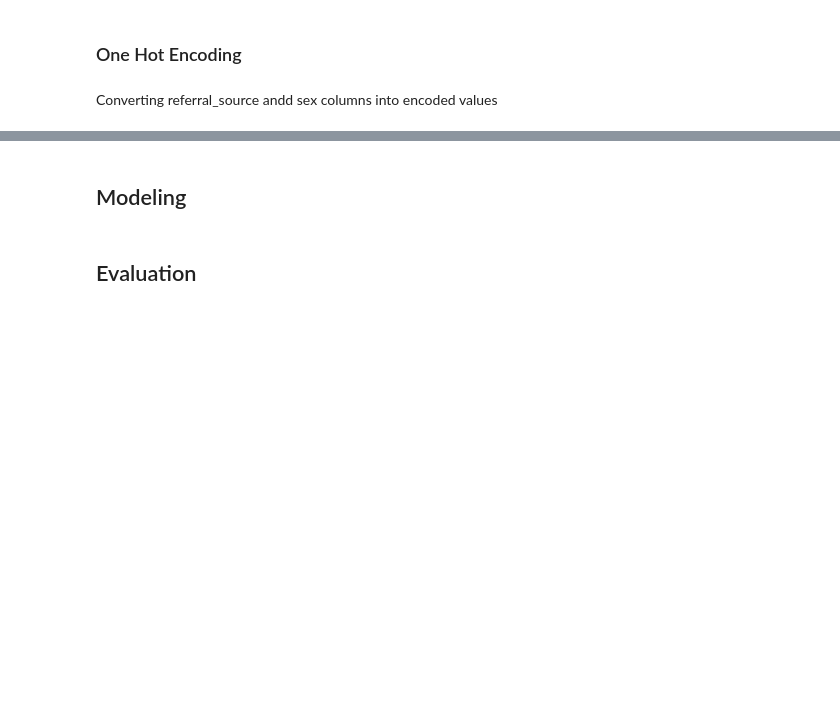
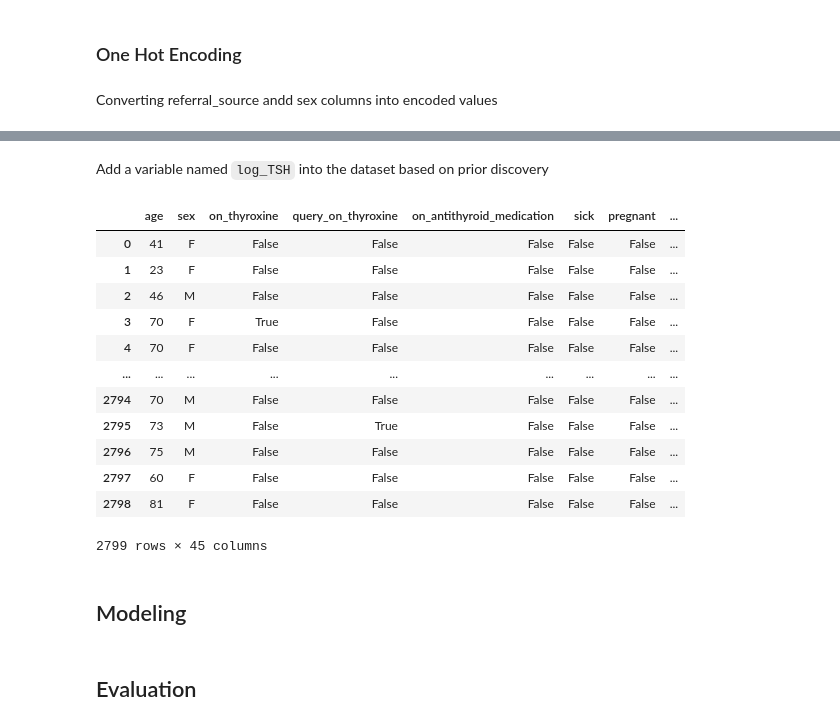
Before and after one commit to dflin96/UChicago-ADSP-31009-ON1-Machine-Learning-Predictive-Analytics-FnalProject-ThyroidDisease, a Jupyter notebook: ThyroidDisease.ipynb, the cells around one changed output, grey strips where cells are left out. Saved outputs shown, nothing was run; the diff lists cells and outputs as text; code cells hidden in the pictures; blank space fills up the shorter version.

```diff
--- a/ThyroidDisease.ipynb
+++ b/ThyroidDisease.ipynb
@@ -874,3 +983,22 @@ Converting referral_source andd sex columns into encoded values
+# %% [markdown]
+Add a variable named `log_TSH` into the dataset based on prior discovery
+# %%
+df['log_TSH'] = np.log(df['TSH'])
+df
+# %% [output]
+|  | age | sex | on_thyroxine | query_on_thyroxine | on_antithyroid_medication | sick | pregnant | ... |
+| 0 | 41 | F | False | False | False | False | False | ... |
+| 1 | 23 | F | False | False | False | False | False | ... |
+| 2 | 46 | M | False | False | False | False | False | ... |
+| 3 | 70 | F | True | False | False | False | False | ... |
+| 4 | 70 | F | False | False | False | False | False | ... |
+| ... | ... | ... | ... | ... | ... | ... | ... | ... |
+| 2794 | 70 | M | False | False | False | False | False | ... |
+| 2795 | 73 | M | False | True | False | False | False | ... |
+| 2796 | 75 | M | False | False | False | False | False | ... |
+| 2797 | 60 | F | False | False | False | False | False | ... |
+| 2798 | 81 | F | False | False | False | False | False | ... |
+2799 rows × 45 columns
 # %% [markdown]
 ## Modeling
 # %% [markdown]
```
Also changed, not shown: parts of 18 cells of this notebook.
